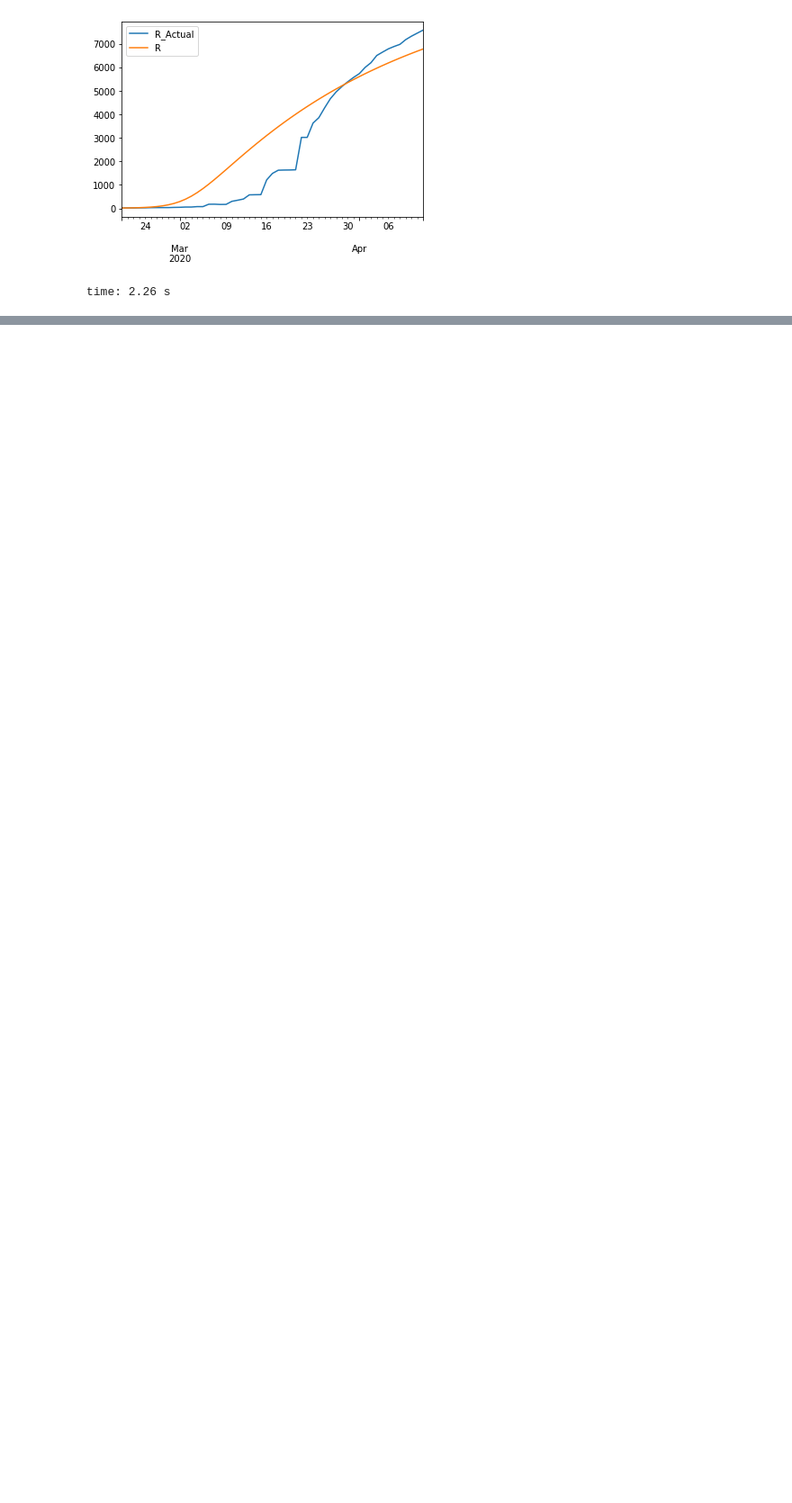
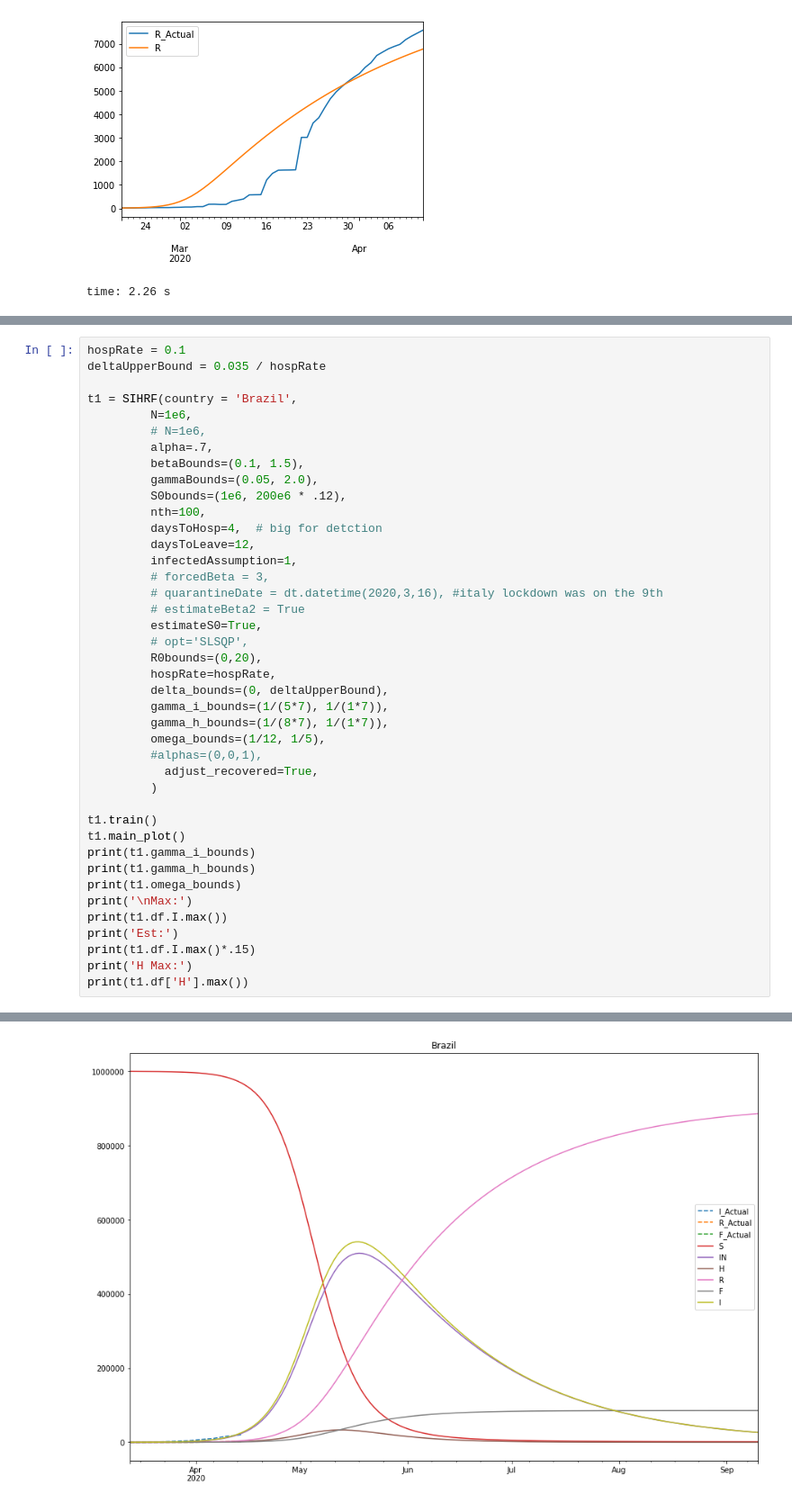
Before and after one commit to comunidadexp/sirfh-covid, a Jupyter notebook: Covid Spread Model.ipynb, the cells around one changed output, grey strips where cells are left out. Shown at 90% size. Saved outputs shown, nothing was run; the diff lists cells and outputs as text; blank space fills up the shorter version.

```diff
--- a/Covid Spread Model.ipynb
+++ b/Covid Spread Model.ipynb
@@ -677,0 +769,42 @@ $$\frac{dR}{dt} = \gamma I$$
+# %%
+hospRate = 0.1
+deltaUpperBound = 0.035 / hospRate
+
+t1 = SIHRF(country = 'Brazil',
+         N=1e6,
+         # N=1e6,
+         alpha=.7,
+         betaBounds=(0.1, 1.5),
+         gammaBounds=(0.05, 2.0),
+         S0bounds=(1e6, 200e6 * .12),
+         nth=100,
+         daysToHosp=4,  # big for detction
+         daysToLeave=12,
+         infectedAssumption=1,
+         # forcedBeta = 3,
+         # quarantineDate = dt.datetime(2020,3,16), #italy lockdown was on the 9th
+         # estimateBeta2 = True
+         estimateS0=True,
+         # opt='SLSQP',
+         R0bounds=(0,20),
+         hospRate=hospRate,
+         delta_bounds=(0, deltaUpperBound),
+         gamma_i_bounds=(1/(5*7), 1/(1*7)),
+         gamma_h_bounds=(1/(8*7), 1/(1*7)),
+         omega_bounds=(1/12, 1/5),
+         #alphas=(0,0,1),
+           adjust_recovered=True,
+         )
+
+t1.train()
+t1.main_plot()
+print(t1.gamma_i_bounds)
+print(t1.gamma_h_bounds)
+print(t1.omega_bounds)
+print('\nMax:')
+print(t1.df.I.max())
+print('Est:')
+print(t1.df.I.max()*.15)
+print('H Max:')
+print(t1.df['H'].max())
+# %% [output]
@@ -677,0 +830 @@ $$\frac{dR}{dt} = \gamma I$$
+[figure, added]
```
Also changed, not shown: parts of 17 cells of this notebook, 1 other file.
